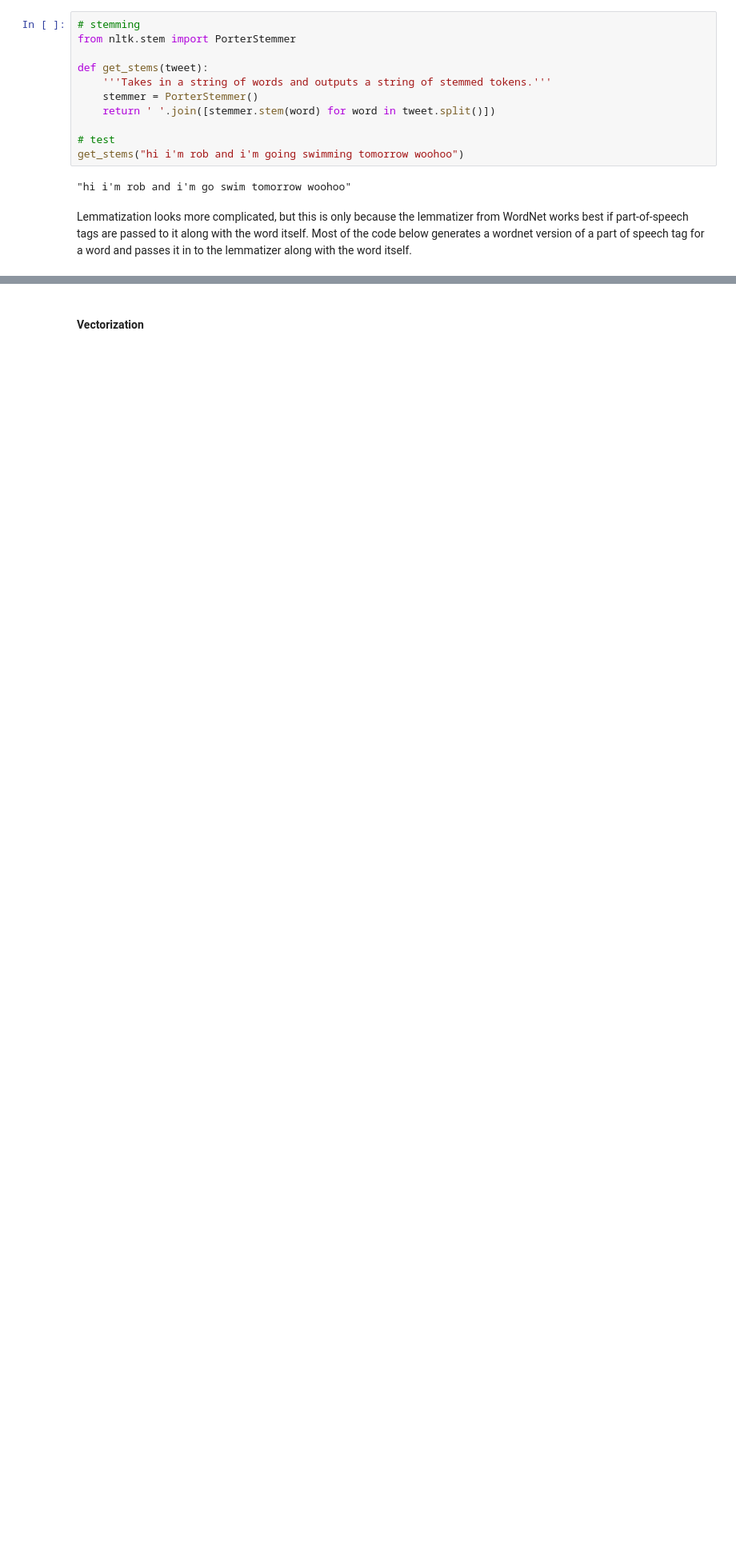
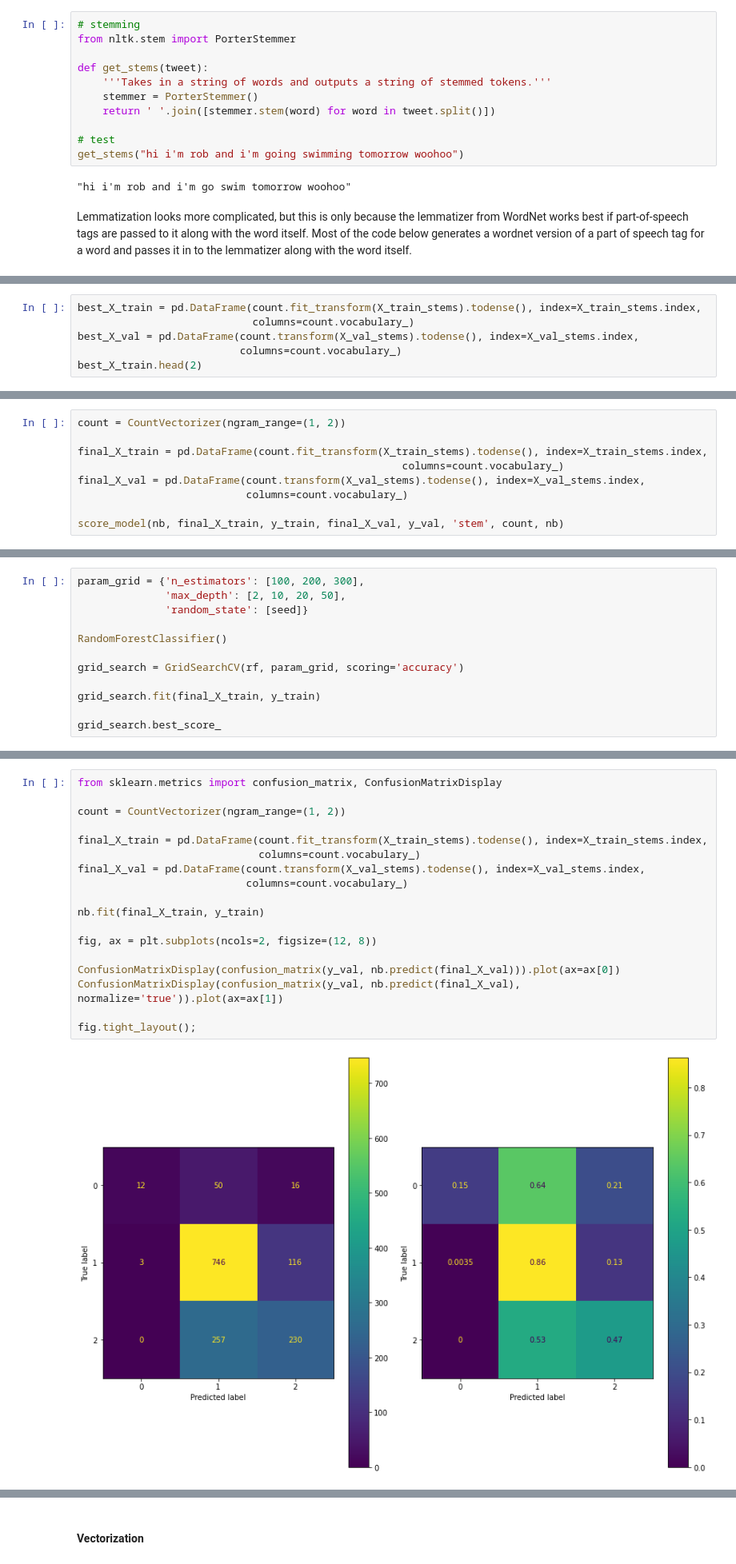
Before and after one commit to ran0027/twitter-sentiment-analysis, a Jupyter notebook: Untitled.ipynb, the cells around one changed output, grey strips where cells are left out. Shown at 80% size. Drawn from its saved outputs; the diff is of its cells as text; blank space fills up the shorter version.

Commit message:
Tune several model candidates

```diff
--- a/Untitled.ipynb
+++ b/Untitled.ipynb
@@ -361,0 +583,6 @@ X_train_lemmas = X_train.apply(clean_up).apply(get_lemmas)
+# %%
+best_X_train = pd.DataFrame(count.fit_transform(X_train_stems).todense(), index=X_train_stems.index,
+                            columns=count.vocabulary_)
+best_X_val = pd.DataFrame(count.transform(X_val_stems).todense(), index=X_val_stems.index,
+                          columns=count.vocabulary_)
+best_X_train.head(2)
@@ -361,0 +664,9 @@ X_train_lemmas = X_train.apply(clean_up).apply(get_lemmas)
+# %%
+count = CountVectorizer(ngram_range=(1, 2))
+
+final_X_train = pd.DataFrame(count.fit_transform(X_train_stems).todense(), index=X_train_stems.index,
+                                                    columns=count.vocabulary_)
+final_X_val = pd.DataFrame(count.transform(X_val_stems).todense(), index=X_val_stems.index,
+                           columns=count.vocabulary_)
+
+score_model(nb, final_X_train, y_train, final_X_val, y_val, 'stem', count, nb)
@@ -361,0 +692,12 @@ X_train_lemmas = X_train.apply(clean_up).apply(get_lemmas)
+# %%
+param_grid = {'n_estimators': [100, 200, 300],
+              'max_depth': [2, 10, 20, 50],
+              'random_state': [seed]}
+
+RandomForestClassifier()
+
+grid_search = GridSearchCV(rf, param_grid, scoring='accuracy')
+
+grid_search.fit(final_X_train, y_train)
+
+grid_search.best_score_
@@ -361,0 +816,20 @@ X_train_lemmas = X_train.apply(clean_up).apply(get_lemmas)
+# %%
+from sklearn.metrics import confusion_matrix, ConfusionMatrixDisplay
+
+count = CountVectorizer(ngram_range=(1, 2))
+
+final_X_train = pd.DataFrame(count.fit_transform(X_train_stems).todense(), index=X_train_stems.index,
+                             columns=count.vocabulary_)
+final_X_val = pd.DataFrame(count.transform(X_val_stems).todense(), index=X_val_stems.index,
+                           columns=count.vocabulary_)
+
+nb.fit(final_X_train, y_train)
+
+fig, ax = plt.subplots(ncols=2, figsize=(12, 8))
+
+ConfusionMatrixDisplay(confusion_matrix(y_val, nb.predict(final_X_val))).plot(ax=ax[0])
+ConfusionMatrixDisplay(confusion_matrix(y_val, nb.predict(final_X_val), normalize='true')).plot(ax=ax[1])
+
+fig.tight_layout();
+# %% [output]
+[figure, added]
```
Also changed, not shown: parts of 154 cells of this notebook.
